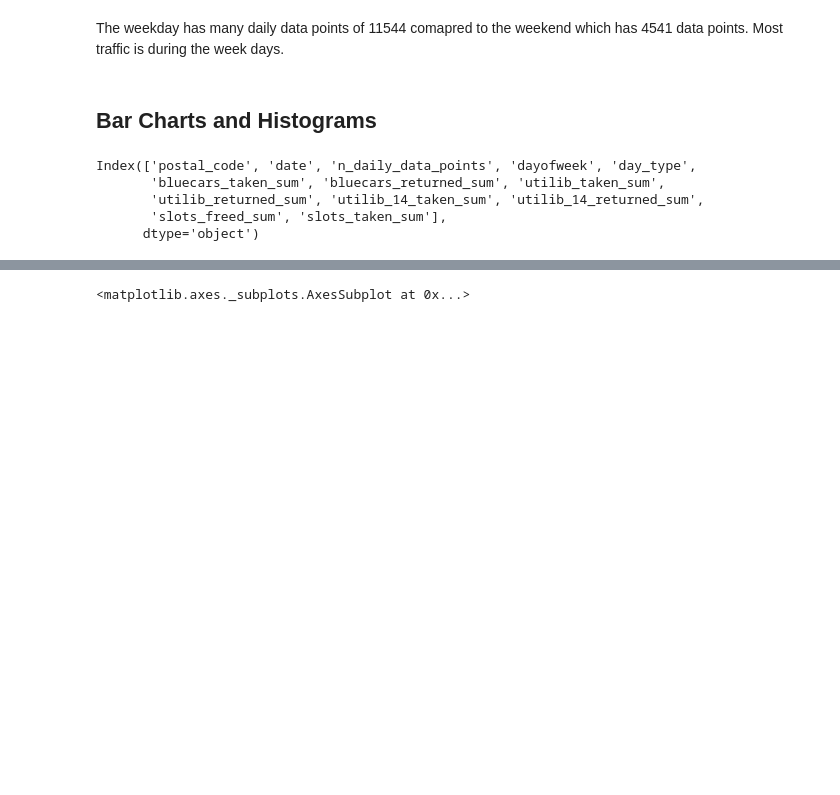
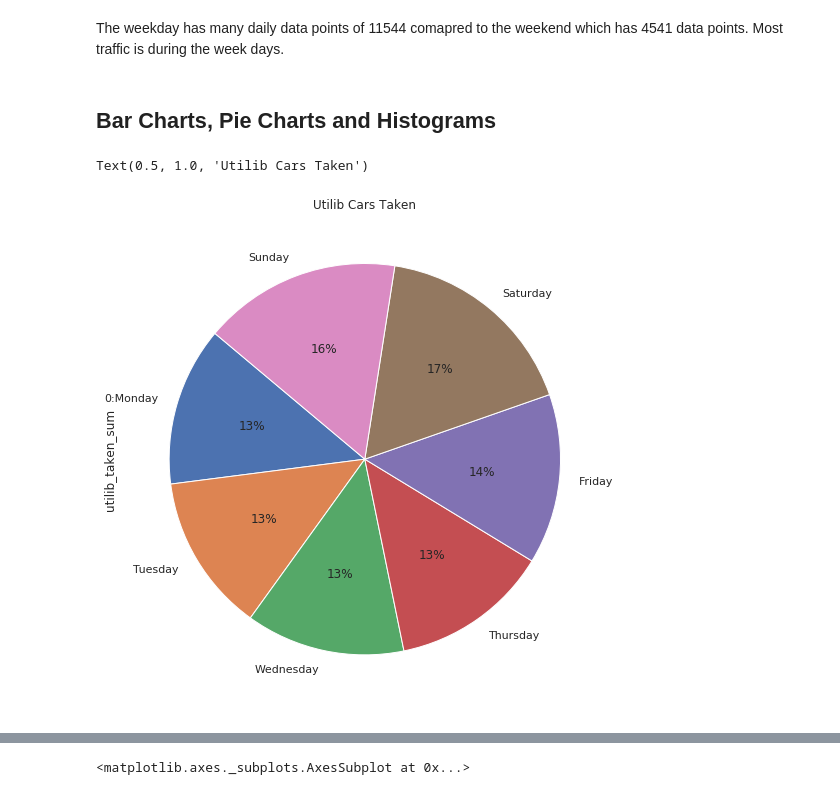
Before and after one commit to mwinzie/Autolib-Project-, a Jupyter notebook: Moringa_Data_Science_Core_W3_Independent_Project_Agnes_Mwinzi_DataScience.ipynb, the cells around one changed output, grey strips where cells are left out. Saved outputs shown, nothing was run; the diff lists cells and outputs as text; code cells hidden in the pictures; blank space fills up the shorter version.

```diff
--- a/Moringa_Data_Science_Core_W3_Independent_Project_Agnes_Mwinzi_DataScience.ipynb
+++ b/Moringa_Data_Science_Core_W3_Independent_Project_Agnes_Mwinzi_DataScience.ipynb
@@ -370,12 +341,12 @@ frequency
 # %% [markdown]
 The weekday has many daily data points of 11544 comapred to the weekend which has 4541 data points. Most traffic is during the week days.
 # %% [markdown]
-## Bar Charts and Histograms
+## Bar Charts, Pie Charts and Histograms
-# %%
-auto.columns
-# %% [output]
-Index(['postal_code', 'date', 'n_daily_data_points', 'dayofweek', 'day_type',
-       'bluecars_taken_sum', 'bluecars_returned_sum', 'utilib_taken_sum',
-       'utilib_returned_sum', 'utilib_14_taken_sum', 'utilib_14_returned_sum',
-       'slots_freed_sum', 'slots_taken_sum'],
-      dtype='object')
+# %%
+#plotting the pie chart for Utilib cars taken
+labels = '0:Monday','Tuesday','Wednesday','Thursday','Friday','Saturday','Sunday'
+auto.groupby('dayofweek')['utilib_taken_sum'].sum().plot.pie(labels = labels, autopct = '%1.0f%%', startangle = 140, figsize = (16.8,9))
+plt.title('Utilib Cars Taken')
+# %% [output]
+Text(0.5, 1.0, 'Utilib Cars Taken')
+[figure, added]
```
Also changed, not shown: parts of 86 cells of this notebook.
